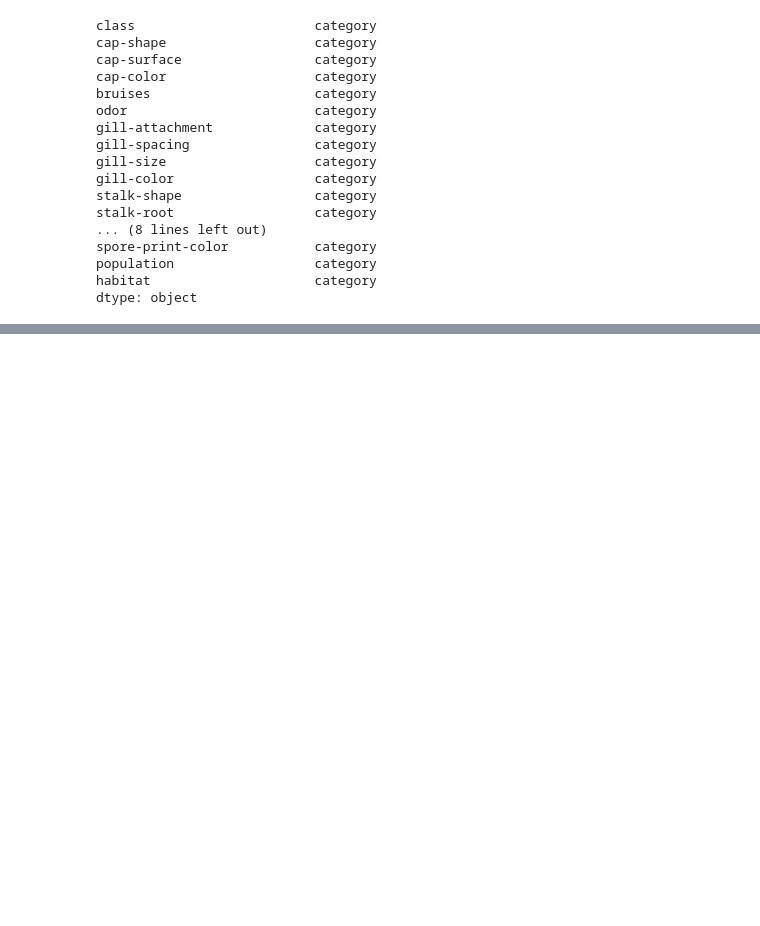
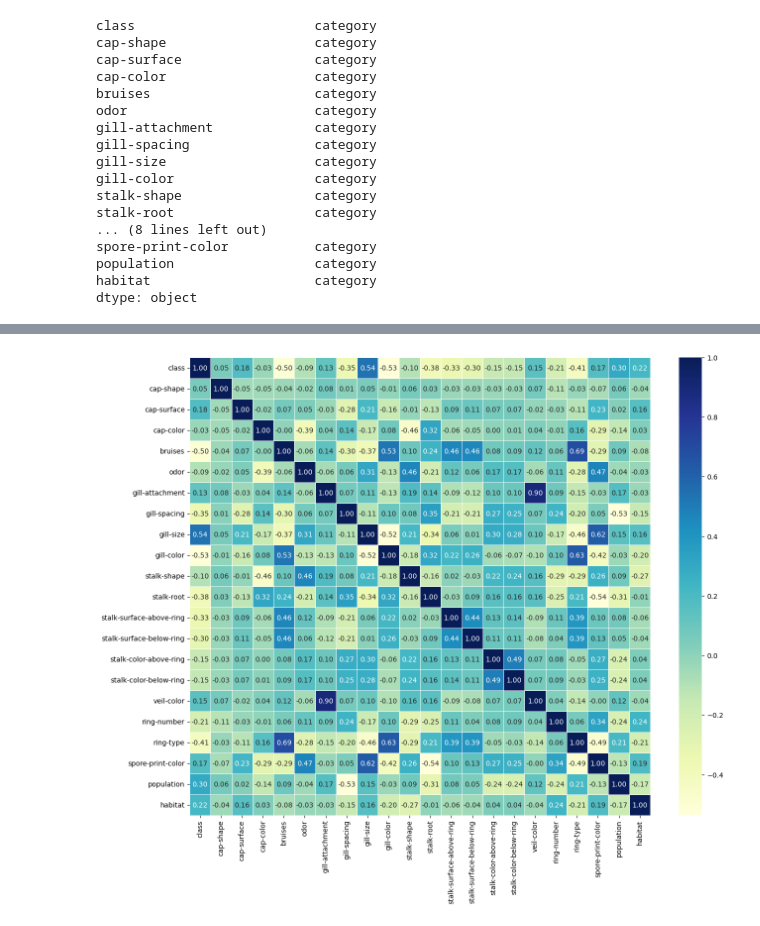
Before and after one commit to mjhihi/project4_team1, a Jupyter notebook: mushrooms.ipynb, the cells around one changed output, grey strips where cells are left out. Drawn from its saved outputs; the diff is of its cells as text; code cells hidden in the pictures; blank space fills up the shorter version.

```diff
--- a/mushrooms.ipynb
+++ b/mushrooms.ipynb
@@ -153,0 +175,3 @@ df.head(3)
+# %%
+# drop the veil-type var.
+df=df.drop(["veil-type"],axis=1)
@@ -153,0 +210,11 @@ df.head(3)
+# %%
+# heatmap for correlation
+corr_matrix = df.corr()
+plt.figure(figsize=(15, 12))
+sns.heatmap(corr_matrix,
+            annot=True,
+            linewidths=0.5,
+            fmt= ".2f",
+            cmap="YlGnBu");
+# %% [output]
+[figure, added]
```
Also changed, not shown: parts of 42 cells of this notebook.
